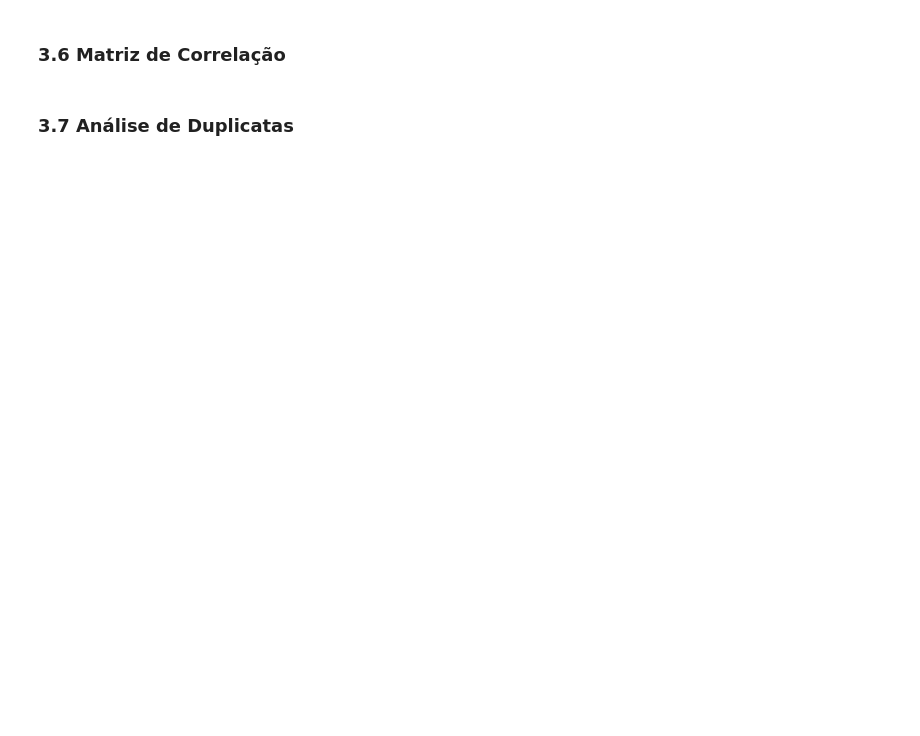
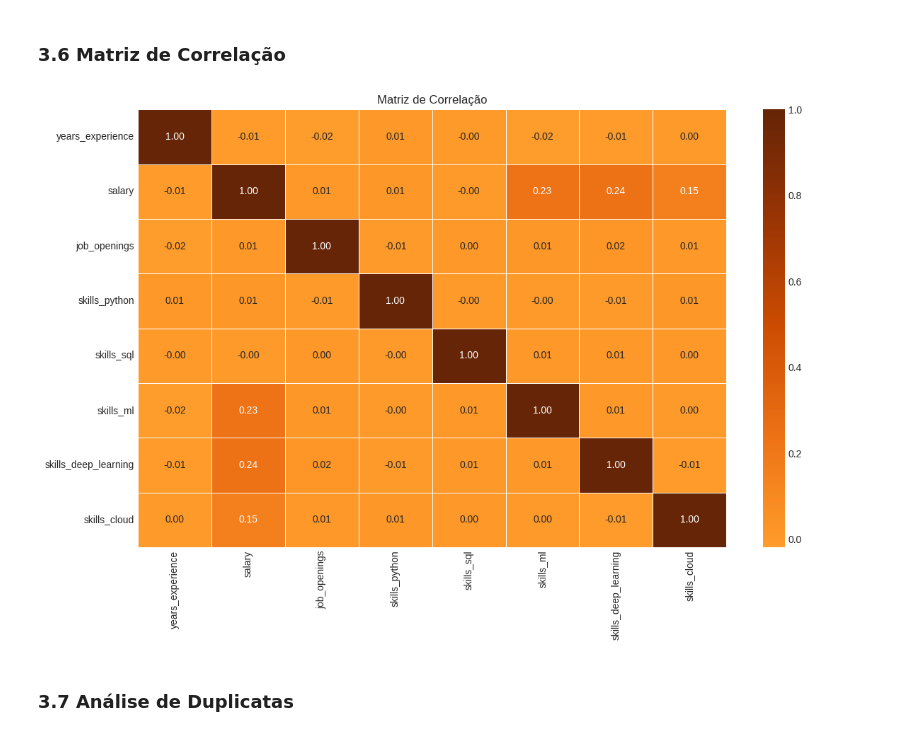
Before and after one commit to JaumGabriell/testesC318, a Jupyter notebook: notebooks/main_analysis.ipynb, the cells around one changed output. Cells and saved outputs as stored; diff of their text form; code cells hidden in the pictures; blank space fills up the shorter version.

```diff
--- a/notebooks/main_analysis.ipynb
+++ b/notebooks/main_analysis.ipynb
@@ -340,17 +345,19 @@ plt.show()
 ### 3.6 Matriz de Correlação
 # %%
 # Selecionar apenas colunas numéricas
-numeric_cols = ['years_experience', 'salary', 'job_openings', 'job_posting_month', 'job_posting_year'] + skills_cols
+numeric_cols = ['years_experience', 'salary', 'job_openings'] + skills_cols
 
 # Matriz de correlação
 corr_matrix = df[numeric_cols].corr()
 
 plt.figure(figsize=(12, 8))
 sns.heatmap(corr_matrix, annot=True, cmap='YlOrBr', center=0, fmt='.2f', linewidths=0.5)
 plt.title('Matriz de Correlação')
 plt.tight_layout()
 plt.savefig('../reports/correlation_matrix.png', dpi=150, bbox_inches='tight')
 plt.show()
+# %% [output]
+[figure, added]
 # %% [markdown]
 ### 3.7 Análise de Duplicatas
 # %%
```
Also changed, not shown: parts of 20 cells of this notebook, 13 other files.
